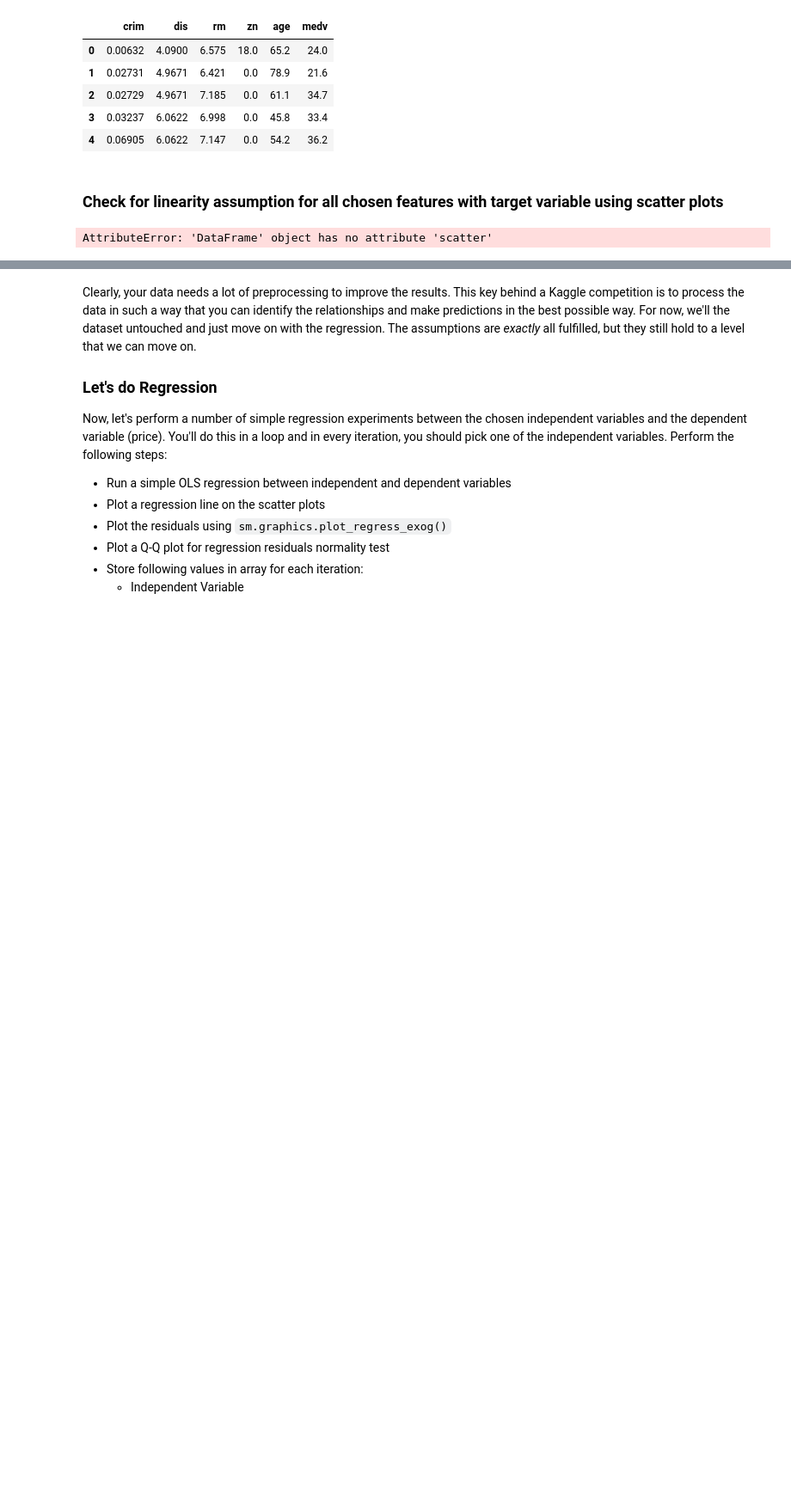
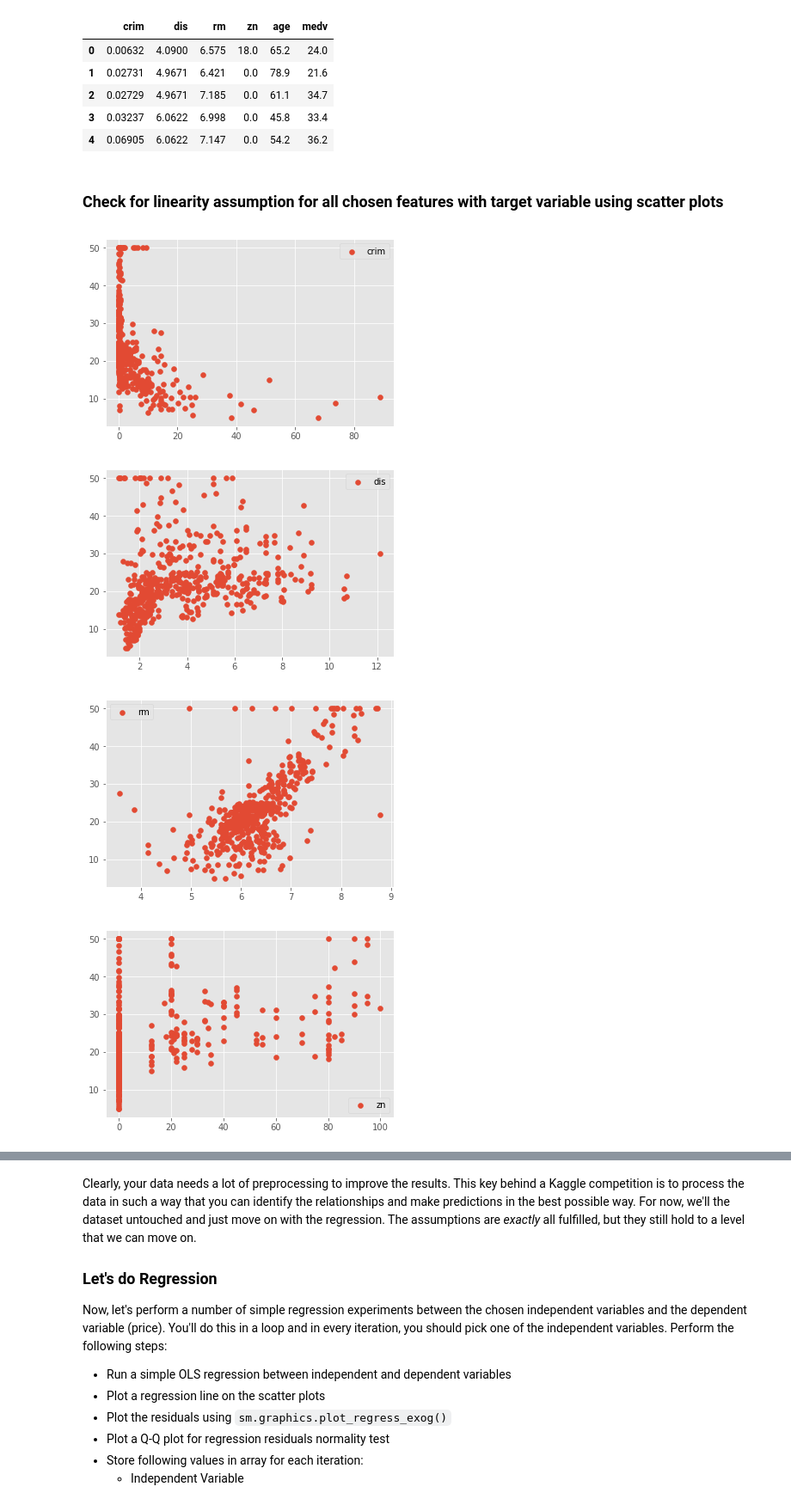
Before and after one commit to allaccountstaken/dsc-regression-boston-lab-dc-ds-060319, a Jupyter notebook: index.ipynb, the cells around one changed output, grey strips where cells are left out. Shown: that part at 86% size. Saved outputs shown, nothing was run; the diff lists cells and outputs as text; code cells hidden in the pictures; blank space fills up the shorter version.

```diff
--- a/index.ipynb
+++ b/index.ipynb
@@ -84,8 +84,11 @@ data.head()
 # %%
 # Your code here
 for col in data:
     plt.scatter(data[col], data.medv, label=col)
     plt.legend()
-plt
+    plt.show()
 # %% [output]
-AttributeError: 'DataFrame' object has no attribute 'scatter'
+[figure, added]
+[figure, added]
+[figure, added]
+[figure, added]
```
Also changed, not shown: parts of 1 cell of this notebook.
